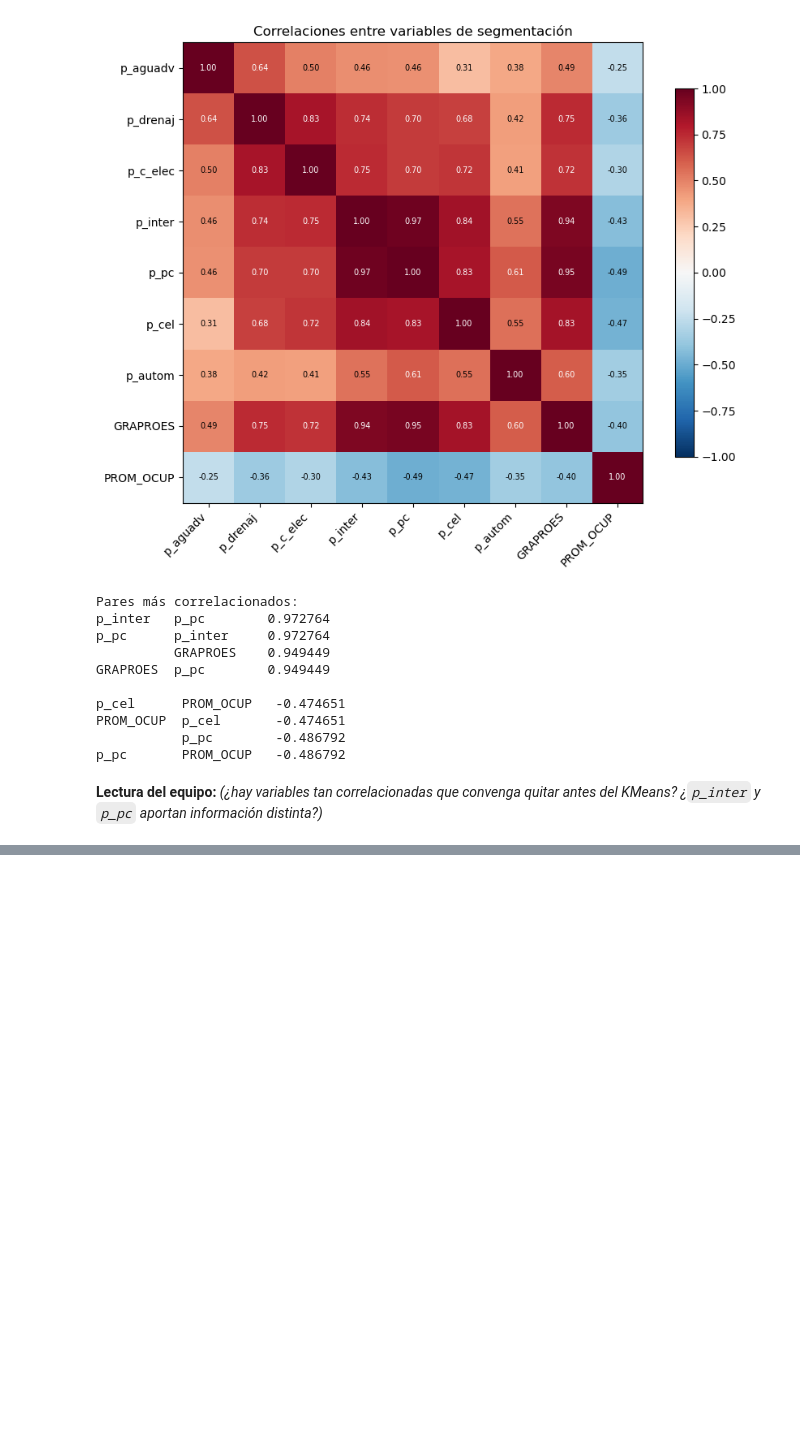
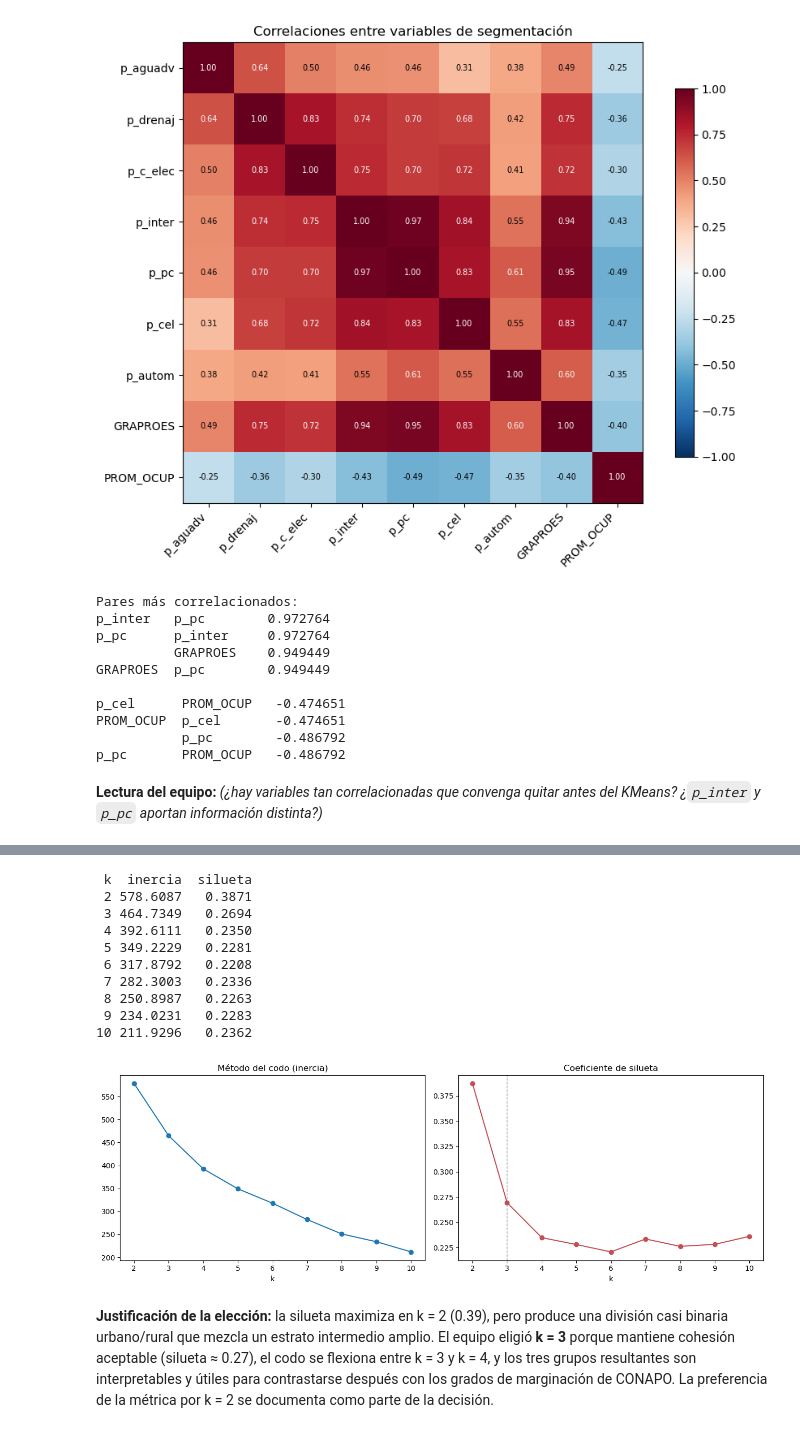
Before and after one commit to Elias-Manuel-Marquez-Bailon/proyecto-articulo-datos-publicos, a Jupyter notebook: notebook/analisis_datos_publicos.ipynb, the cells around one changed output, grey strips where cells are left out. Drawn from its saved outputs; the diff is of its cells as text; code cells hidden in the pictures; blank space fills up the shorter version.

Commit message:
Fase 4: KMeans k=3 con variables depuradas, perfiles por cluster y resultados exportados

```diff
--- a/notebook/analisis_datos_publicos.ipynb
+++ b/notebook/analisis_datos_publicos.ipynb
@@ -342,0 +352,6 @@ p_pc       PROM_OCUP   -0.486792
+# %%
+clust_vars = ["p_aguadv", "p_drenaj", "p_c_elec", "p_inter", "p_cel", "p_autom", "GRAPROES", "PROM_OCUP"]
+
+scaler = StandardScaler()
+X_scaled = scaler.fit_transform(df[clust_vars])
+pd.DataFrame(X_scaled, columns=clust_vars).describe().loc[["mean", "std"]].round(3)
@@ -342,0 +369,34 @@ p_pc       PROM_OCUP   -0.486792
+# %%
+resultados_k = []
+for k in range(2, 11):
+    km_tmp = KMeans(n_clusters=k, n_init=10, random_state=SEED).fit(X_scaled)
+    resultados_k.append({"k": k, "inercia": km_tmp.inertia_,
+                         "silueta": silhouette_score(X_scaled, km_tmp.labels_)})
+tabla_k = pd.DataFrame(resultados_k)
+print(tabla_k.round(4).to_string(index=False))
+
+fig, axes = plt.subplots(1, 2, figsize=(13, 4.5))
+axes[0].plot(tabla_k["k"], tabla_k["inercia"], marker="o")
+axes[0].set_title("Método del codo (inercia)")
+axes[0].set_xlabel("k")
+axes[1].plot(tabla_k["k"], tabla_k["silueta"], marker="o", color="#C44E52")
+axes[1].axvline(3, color="gray", linestyle="--", linewidth=1)
+axes[1].set_title("Coeficiente de silueta")
+axes[1].set_xlabel("k")
+fig.tight_layout()
+fig.savefig(IMG / "grafica_6.png", dpi=150, bbox_inches="tight")
+plt.show()
+# %% [output]
+ k  inercia  silueta
+ 2 578.6087   0.3871
+ 3 464.7349   0.2694
+ 4 392.6111   0.2350
+ 5 349.2229   0.2281
+ 6 317.8792   0.2208
+ 7 282.3003   0.2336
+ 8 250.8987   0.2263
+ 9 234.0231   0.2283
+10 211.9296   0.2362
+[figure, added]
+# %% [markdown]
+**Justificación de la elección:** la silueta maximiza en k = 2 (0.39), pero produce una división casi binaria urbano/rural que mezcla un estrato intermedio amplio. El equipo eligió **k = 3** porque mantiene cohesión aceptable (silueta ≈ 0.27), el codo se flexiona entre k = 3 y k = 4, y los tres grupos resultantes son interpretables y útiles para contrastarse después con los grados de marginación de CONAPO. La preferencia de la métrica por k = 2 se documenta como parte de la decisión.
```
Also changed, not shown: parts of 12 cells of this notebook, 4 other files.
